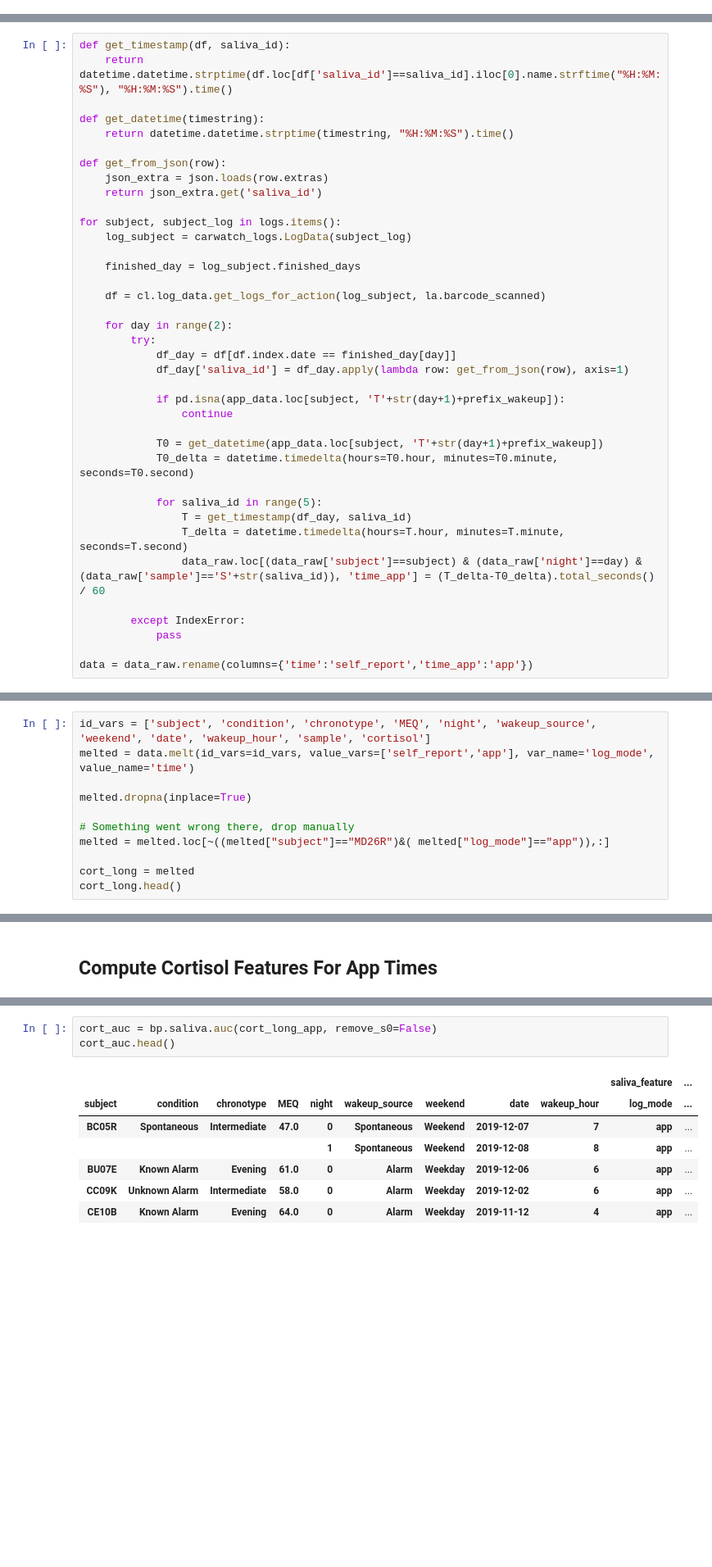
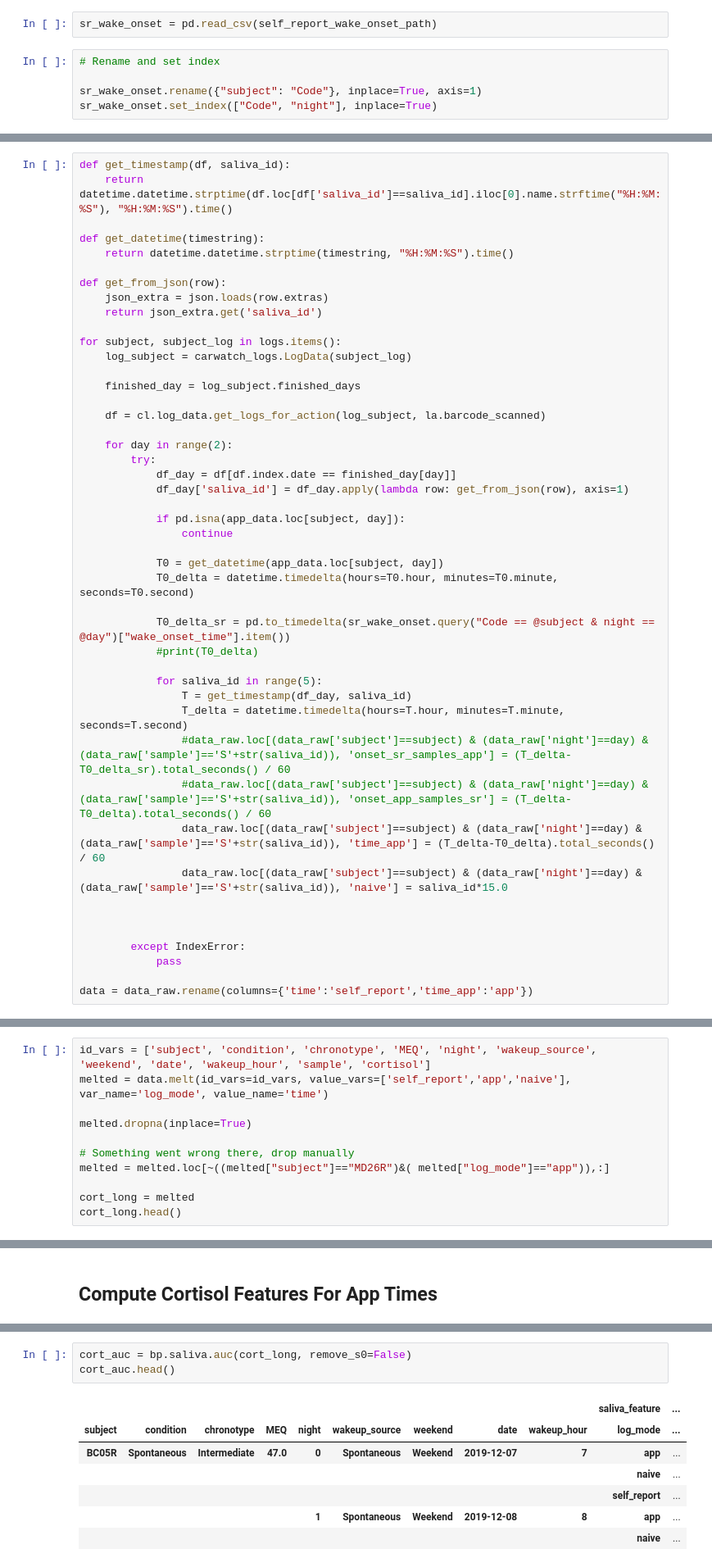
Before and after one commit to mad-lab-fau/carwatch-analysis, a Jupyter notebook: notebooks/data_processing/Saliva_Processing_App.ipynb, the cells around one changed output, grey strips where cells are left out. Shown at 82% size. Cells and saved outputs as stored; diff of their text form; blank space fills up the shorter version.

Commit message:
app data analysis

```diff
--- a/notebooks/data_processing/Saliva_Processing_App.ipynb
+++ b/notebooks/data_processing/Saliva_Processing_App.ipynb
@@ -55,0 +84,7 @@ app_data.head()
+# %%
+sr_wake_onset = pd.read_csv(self_report_wake_onset_path)
+# %%
+# Rename and set index
+
+sr_wake_onset.rename({"subject": "Code"}, inplace=True, axis=1)
+sr_wake_onset.set_index(["Code", "night"], inplace=True)
@@ -80,16 +146,24 @@ for subject, subject_log in logs.items():
             df_day = df[df.index.date == finished_day[day]]
             df_day['saliva_id'] = df_day.apply(lambda row: get_from_json(row), axis=1)
 
-            if pd.isna(app_data.loc[subject, 'T'+str(day+1)+prefix_wakeup]):
+            if pd.isna(app_data.loc[subject, day]):
                 continue
 
-            T0 = get_datetime(app_data.loc[subject, 'T'+str(day+1)+prefix_wakeup])
+            T0 = get_datetime(app_data.loc[subject, day])
             T0_delta = datetime.timedelta(hours=T0.hour, minutes=T0.minute, seconds=T0.second)
+
+            T0_delta_sr = pd.to_timedelta(sr_wake_onset.query("Code == @subject & night == @day")["wake_onset_time"].item())
+            #print(T0_delta)
 
             for saliva_id in range(5):
                 T = get_timestamp(df_day, saliva_id)
                 T_delta = datetime.timedelta(hours=T.hour, minutes=T.minute, seconds=T.second)
+                #data_raw.loc[(data_raw['subject']==subject) & (data_raw['night']==day) & (data_raw['sample']=='S'+str(saliva_id)), 'onset_sr_samples_app'] = (T_delta-T0_delta_sr).total_seconds() / 60
+                #data_raw.loc[(data_raw['subject']==subject) & (data_raw['night']==day) & (data_raw['sample']=='S'+str(saliva_id)), 'onset_app_samples_sr'] = (T_delta-T0_delta).total_seconds() / 60
                 data_raw.loc[(data_raw['subject']==subject) & (data_raw['night']==day) & (data_raw['sample']=='S'+str(saliva_id)), 'time_app'] = (T_delta-T0_delta).total_seconds() / 60
+                data_raw.loc[(data_raw['subject']==subject) & (data_raw['night']==day) & (data_raw['sample']=='S'+str(saliva_id)), 'naive'] = saliva_id*15.0
+
+
 
         except IndexError:
             pass
@@ -107,6 +188,6 @@ data.head()
 # %%
 id_vars = ['subject', 'condition', 'chronotype', 'MEQ', 'night', 'wakeup_source', 'weekend', 'date', 'wakeup_hour', 'sample', 'cortisol']
-melted = data.melt(id_vars=id_vars, value_vars=['self_report','app'], var_name='log_mode', value_name='time')
+melted = data.melt(id_vars=id_vars, value_vars=['self_report','app','naive'], var_name='log_mode', value_name='time')
 
 melted.dropna(inplace=True)
 
@@ -147,12 +228,12 @@ cort_long_app = cort_long.query("log_mode=='app'")
 # %%
-cort_auc = bp.saliva.auc(cort_long_app, remove_s0=False)
+cort_auc = bp.saliva.auc(cort_long, remove_s0=False)
 cort_auc.head()
 # %% [output]
 |  |  |  |  |  |  |  |  |  | saliva_feature | ... |
 | subject | condition | chronotype | MEQ | night | wakeup_source | weekend | date | wakeup_hour | log_mode | ... |
 | BC05R | Spontaneous | Intermediate | 47.0 | 0 | Spontaneous | Weekend | 2019-12-07 | 7 | app | ... |
+|  |  |  |  |  |  |  |  |  | naive | ... |
+|  |  |  |  |  |  |  |  |  | self_report | ... |
 |  |  |  |  | 1 | Spontaneous | Weekend | 2019-12-08 | 8 | app | ... |
-| BU07E | Known Alarm | Evening | 61.0 | 0 | Alarm | Weekday | 2019-12-06 | 6 | app | ... |
-| CC09K | Unknown Alarm | Intermediate | 58.0 | 0 | Alarm | Weekday | 2019-12-02 | 6 | app | ... |
-| CE10B | Known Alarm | Evening | 64.0 | 0 | Alarm | Weekday | 2019-11-12 | 4 | app | ... |
+|  |  |  |  |  |  |  |  |  | naive | ... |
 # %%
```
Also changed, not shown: parts of 19 cells of this notebook, 4 other files.
